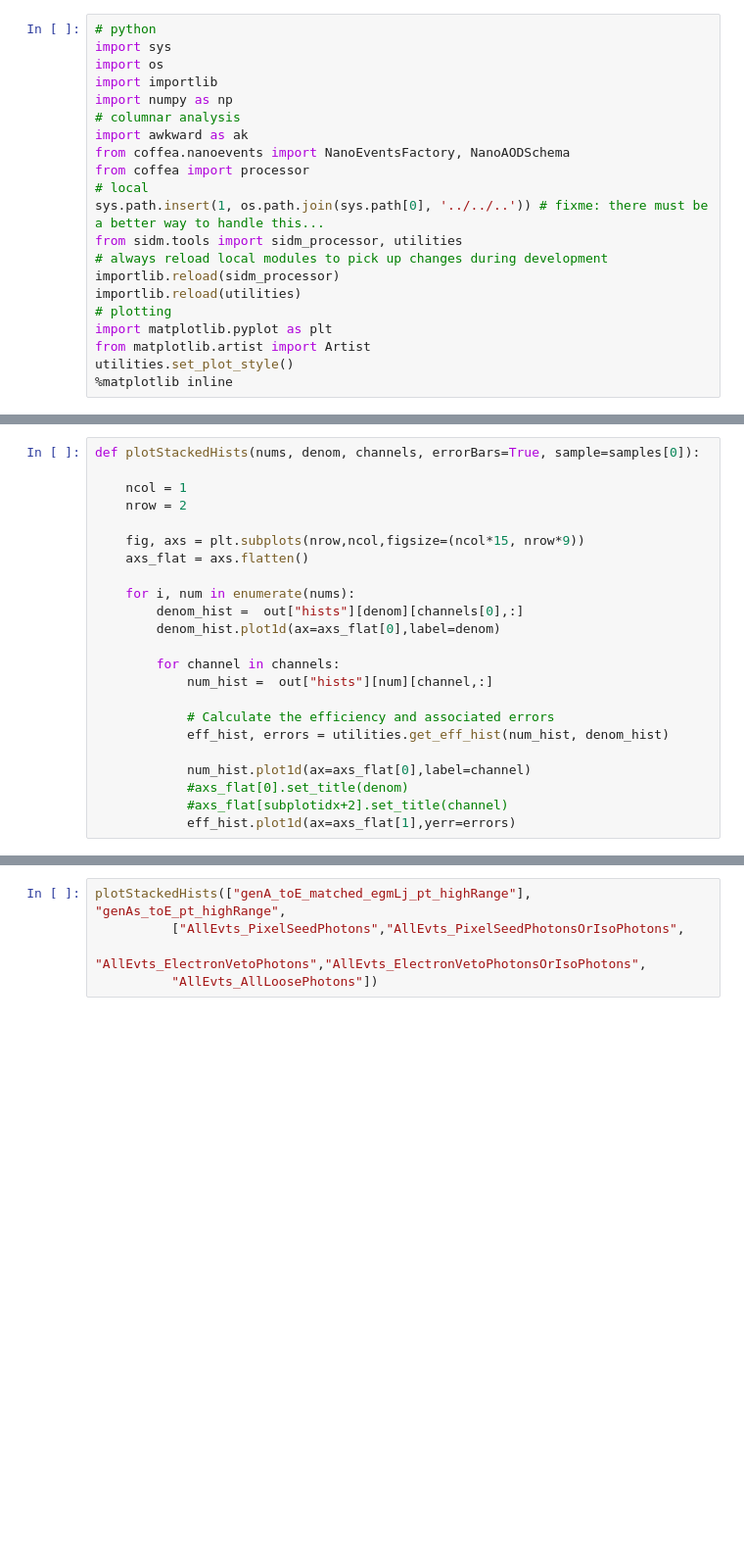
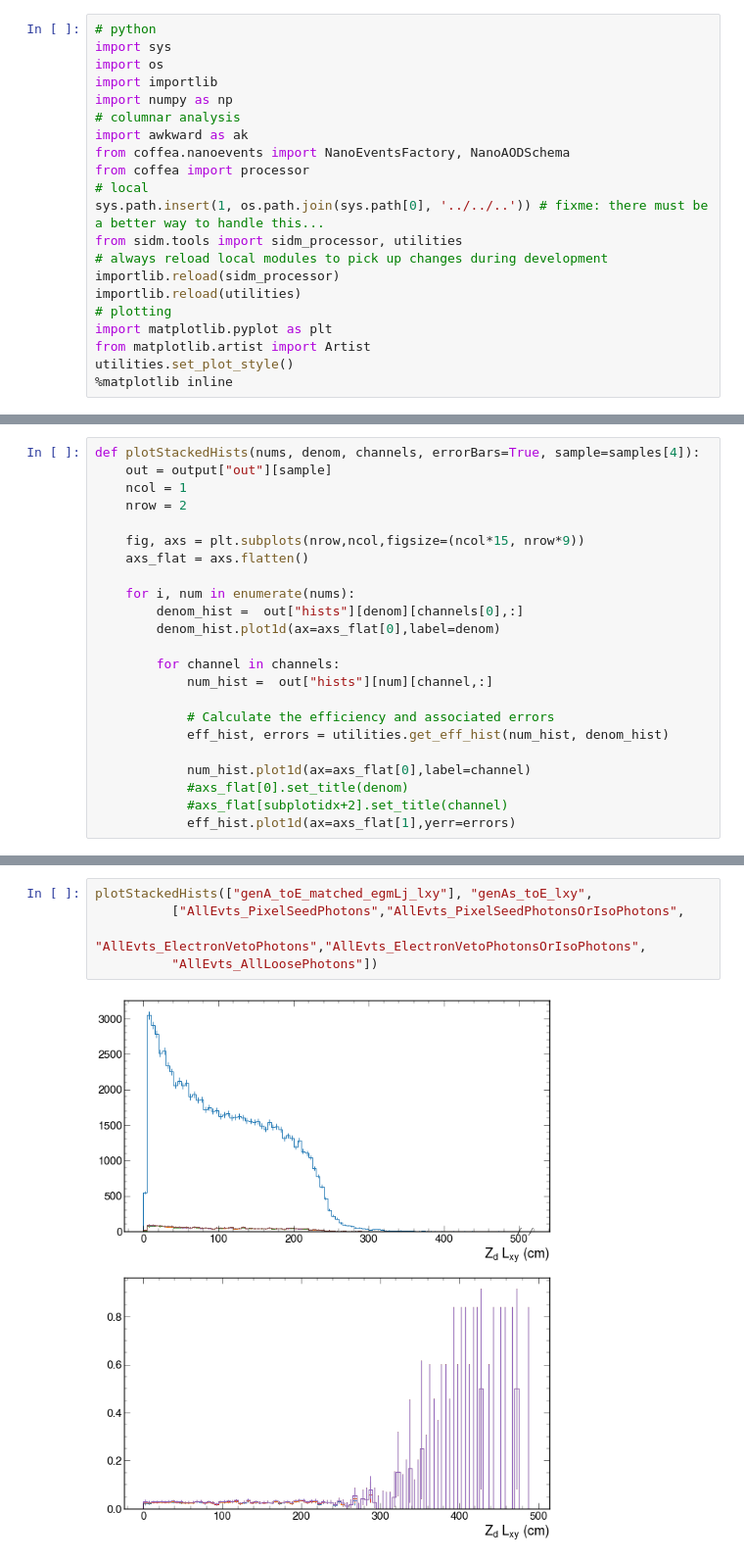
Before and after one commit to m265940/SIDM, a Jupyter notebook: sidm/studies/egamma_studies/Electron_Photon_Overlaps.ipynb, the cells around one changed output, grey strips where cells are left out. Shown: that part at 98% size. Cells and saved outputs as stored; diff of their text form; blank space fills up the shorter version.

```diff
--- a/sidm/studies/egamma_studies/Electron_Photon_Overlaps.ipynb
+++ b/sidm/studies/egamma_studies/Electron_Photon_Overlaps.ipynb
@@ -138,8 +138,8 @@ def plotHists(nums, denoms, channels, errorBars=True, sample=samples[0]):
             if (subplotidx %2)==0:
                 subplotidx = subplotidx+2
 # %%
-def plotStackedHists(nums, denom, channels, errorBars=True, sample=samples[0]):
-
+def plotStackedHists(nums, denom, channels, errorBars=True, sample=samples[4]):
+    out = output["out"][sample]
     ncol = 1
     nrow = 2
 
@@ -170,5 +177,7 @@ plotHists(["genA_toE_matched_egmLj_pt_highRange","genA_toE_matched_egmLj_lxy_mid
 # %%
-plotStackedHists(["genA_toE_matched_egmLj_pt_highRange"], "genAs_toE_pt_highRange",
+plotStackedHists(["genA_toE_matched_egmLj_lxy"], "genAs_toE_lxy",
           ["AllEvts_PixelSeedPhotons","AllEvts_PixelSeedPhotonsOrIsoPhotons",
            "AllEvts_ElectronVetoPhotons","AllEvts_ElectronVetoPhotonsOrIsoPhotons",
           "AllEvts_AllLoosePhotons"])
+# %% [output]
+[figure, added]
```
Also changed, not shown: parts of 6 cells of this notebook.
